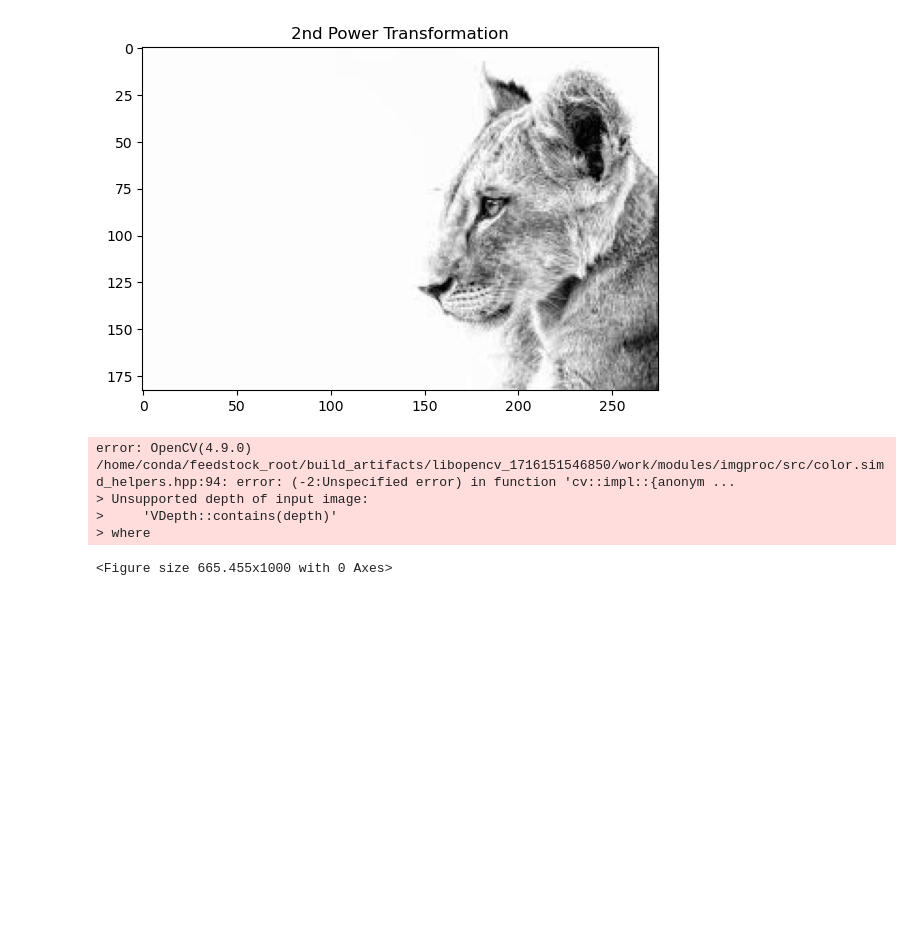
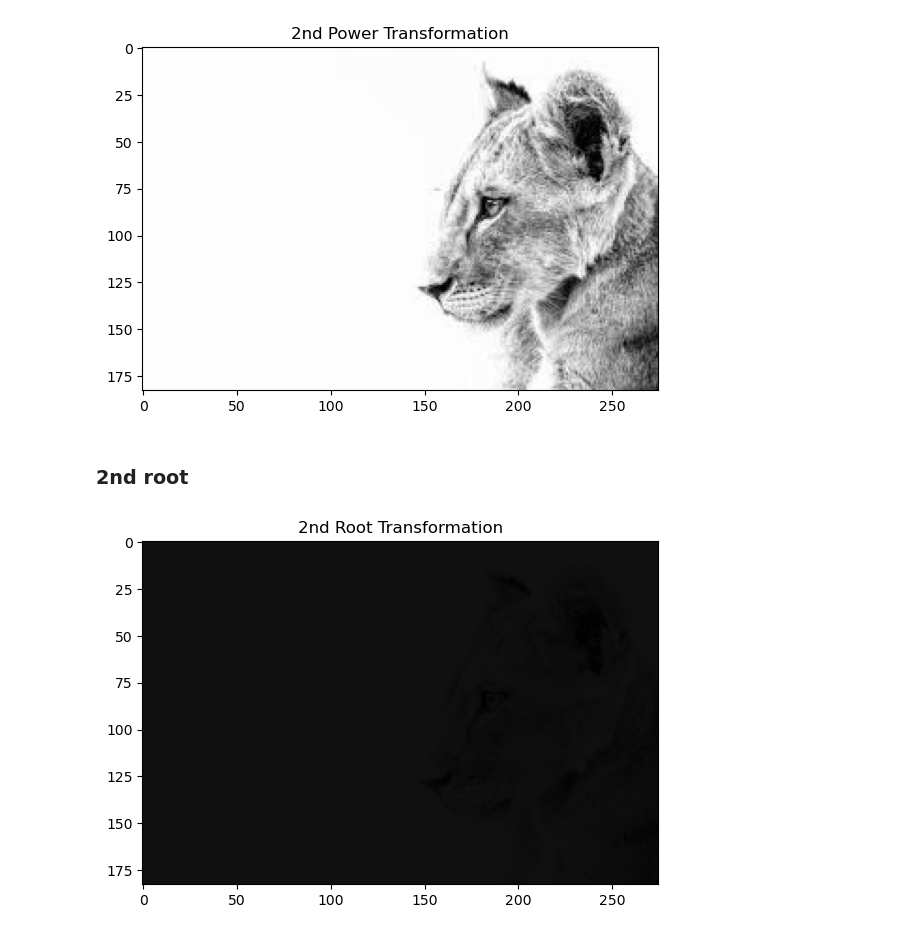
Before and after one commit to aradmehralian/Multi-Media-Projects, a Jupyter notebook: Project2/Q2.ipynb, the cells around one changed output. Saved outputs shown, nothing was run; the diff lists cells and outputs as text; code cells hidden in the pictures; blank space fills up the shorter version.

Commit message:
Fix Q2.ipynb
All the requirements are statisfied
Needs to be checked before being finalized

```diff
--- a/Project2/Q2.ipynb
+++ b/Project2/Q2.ipynb
@@ -66,15 +76,13 @@ image_transformed5= normalized_image1^2
 imshow(image_transformed5 , "2nd Power Transformation")
 # %% [output]
 [figure]
+# %% [markdown]
+### 2nd root
 # %%
 #2nd root
-# TODO: Fix
+# TODO: Check
 
-image_transformed4= np.sqrt(normalized_image1)
+image_transformed4= np.sqrt(normalized_image1).round().astype(np.uint8)
 imshow(image_transformed4 , "2nd Root Transformation")
 # %% [output]
-error: OpenCV(4.9.0) /home/conda/feedstock_root/build_artifacts/libopencv_1716151546850/work/modules/imgproc/src/color.simd_helpers.hpp:94: error: (-2:Unspecified error) in function 'cv::impl::{anonym ...
-> Unsupported depth of input image:
->     'VDepth::contains(depth)'
-> where
-<Figure size 665.455x1000 with 0 Axes>
+[figure, added]
```
Also changed, not shown: parts of 8 cells of this notebook.
